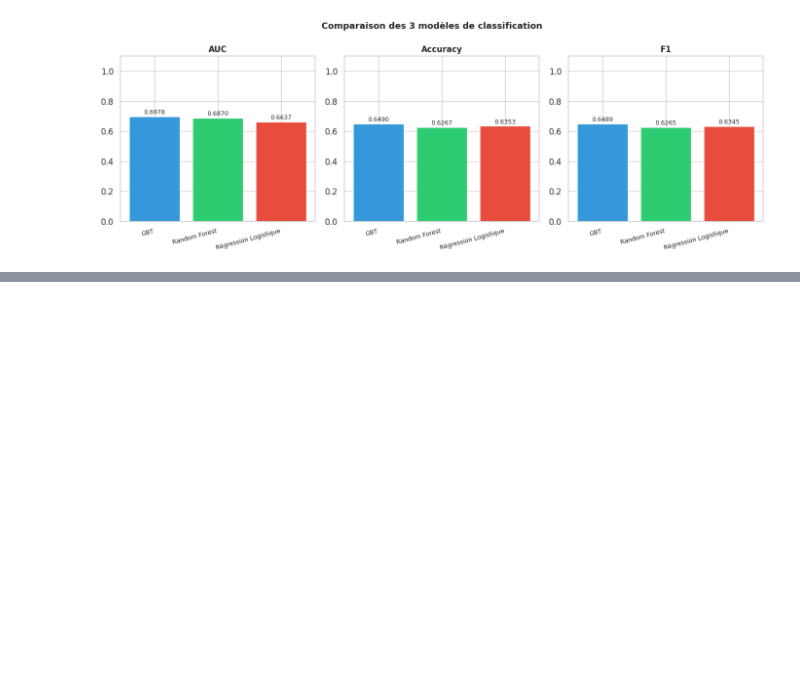
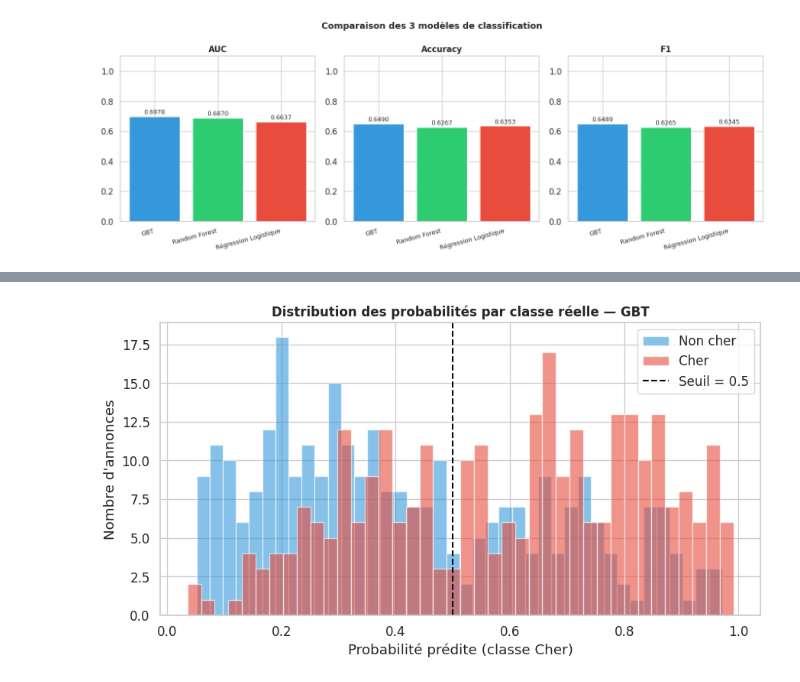
Before and after one commit to AlexisJohnson-data/bigdata-immobilier, a Jupyter notebook: projet/notebooks/04_modelisation.ipynb, the cells around one changed output, grey strips where cells are left out. Saved outputs shown, nothing was run; the diff lists cells and outputs as text; code cells hidden in the pictures; blank space fills up the shorter version.

```diff
--- a/projet/notebooks/04_modelisation.ipynb
+++ b/projet/notebooks/04_modelisation.ipynb
@@ -631,0 +649,17 @@ Régression Logistique 0.6637    0.6353 0.6345
+# %%
+# Distribution des probabilités
+proba_pd = preds_gbt_clf.select('is_cher', 'probability').toPandas()
+proba_pd['proba_1'] = proba_pd['probability'].apply(lambda x: float(x[1]))
+
+fig, ax = plt.subplots(figsize=(9, 5))
+for label, color, name in [(0, '#3498db', 'Non cher'), (1, '#e74c3c', 'Cher')]:
+    ax.hist(proba_pd[proba_pd['is_cher'] == label]['proba_1'], bins=40, alpha=0.6, color=color, label=name, edgecolor='white')
+ax.axvline(0.5, color='black', linestyle='--', linewidth=1.5, label='Seuil = 0.5')
+ax.set_xlabel('Probabilité prédite (classe Cher)')
+ax.set_ylabel("Nombre d'annonces")
+ax.set_title('Distribution des probabilités par classe réelle — GBT', fontsize=12, fontweight='bold')
+ax.legend()
+plt.tight_layout()
+plt.show()
+# %% [output]
+[figure, added]
```
Also changed, not shown: parts of 2 cells of this notebook.
